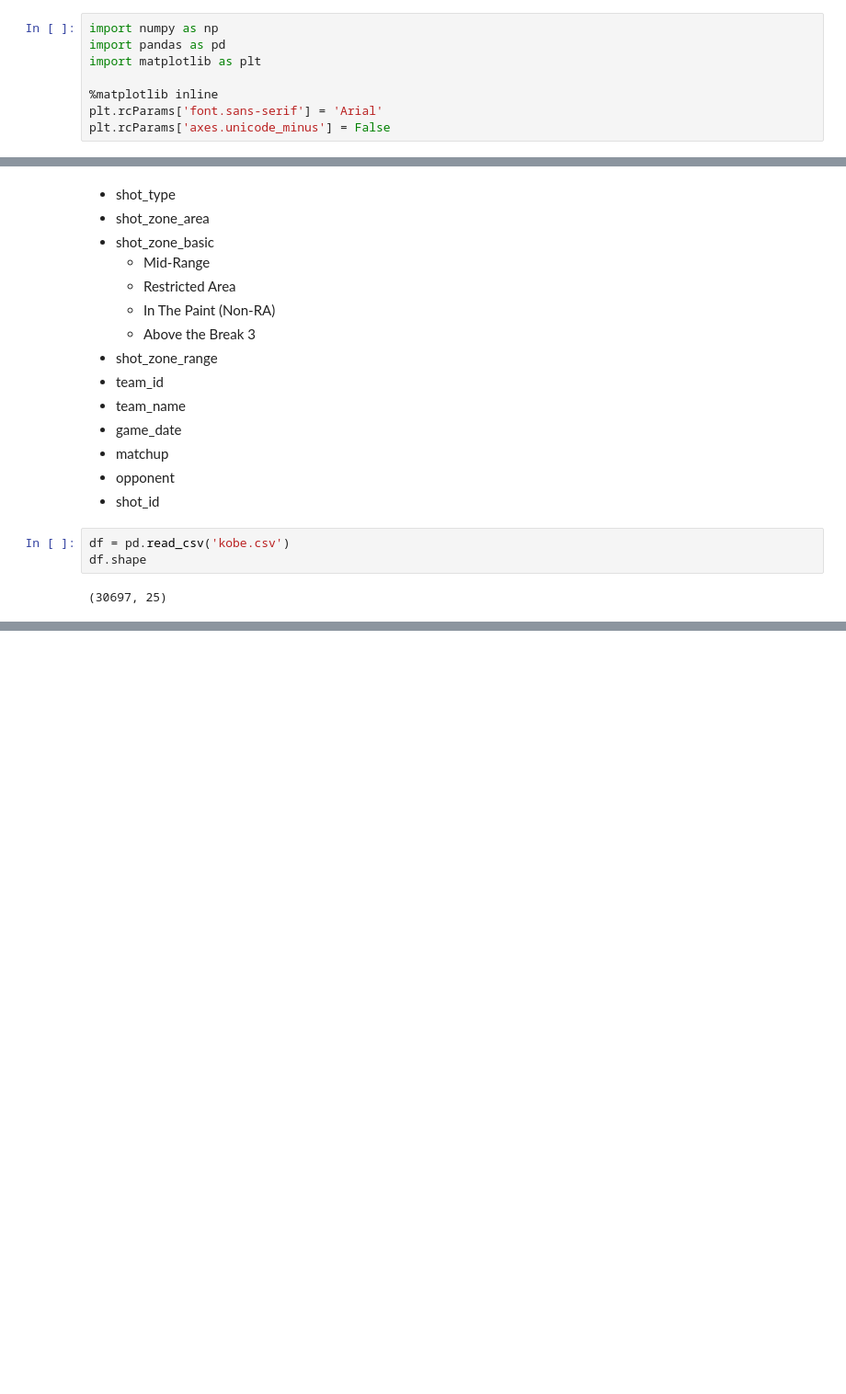
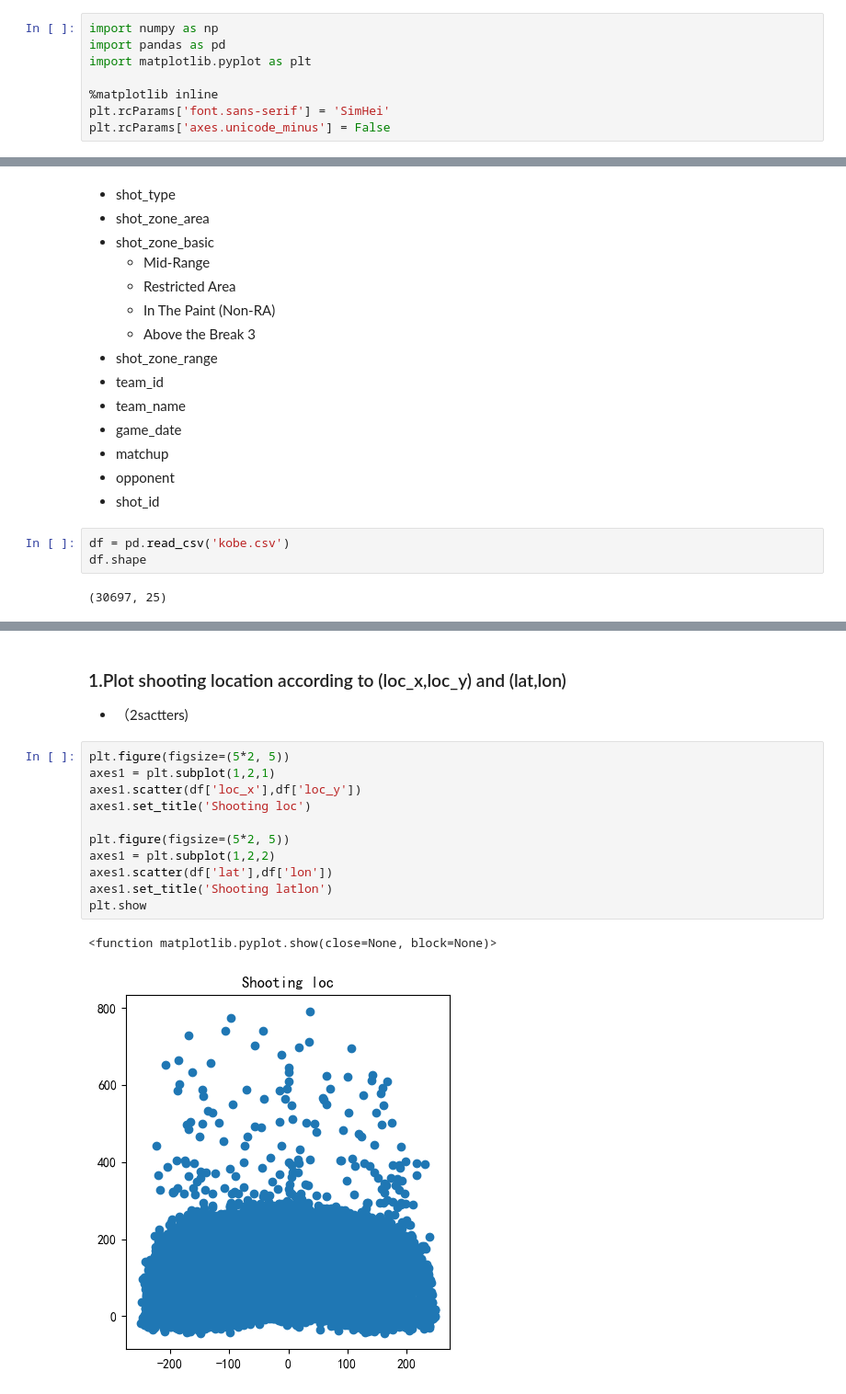
Before and after one commit to JoshuaZSong/Kobe_Shooting_Data_Visualization_by_Matplotlib, a Jupyter notebook: Kobe_Shooting_Data_Visualization_by_Matplotlib.ipynb, the cells around one changed output, grey strips where cells are left out. Shown at 92% size. Cells and saved outputs as stored; diff of their text form; blank space fills up the shorter version.

Commit message:
1-4 plots

```diff
--- a/Kobe_Shooting_Data_Visualization_by_Matplotlib.ipynb
+++ b/Kobe_Shooting_Data_Visualization_by_Matplotlib.ipynb
@@ -1,10 +3,10 @@
 # %%
 import numpy as np
 import pandas as pd
-import matplotlib as plt
+import matplotlib.pyplot as plt
 
 %matplotlib inline
-plt.rcParams['font.sans-serif'] = 'Arial'
+plt.rcParams['font.sans-serif'] = 'SimHei'
 plt.rcParams['axes.unicode_minus'] = False
 # %% [markdown]
 Details：
@@ -48,0 +61,17 @@ df.shape
+# %% [markdown]
+### 1.Plot shooting location according to (loc_x,loc_y) and (lat,lon)
+- （2sactters)
+# %%
+plt.figure(figsize=(5*2, 5))
+axes1 = plt.subplot(1,2,1)
+axes1.scatter(df['loc_x'],df['loc_y'])
+axes1.set_title('Shooting loc')
+
+plt.figure(figsize=(5*2, 5))
+axes1 = plt.subplot(1,2,2)
+axes1.scatter(df['lat'],df['lon'])
+axes1.set_title('Shooting latlon')
+plt.show
+# %% [output]
+<function matplotlib.pyplot.show(close=None, block=None)>
+[figure, added]
```
Also changed, not shown: parts of 11 cells of this notebook.
